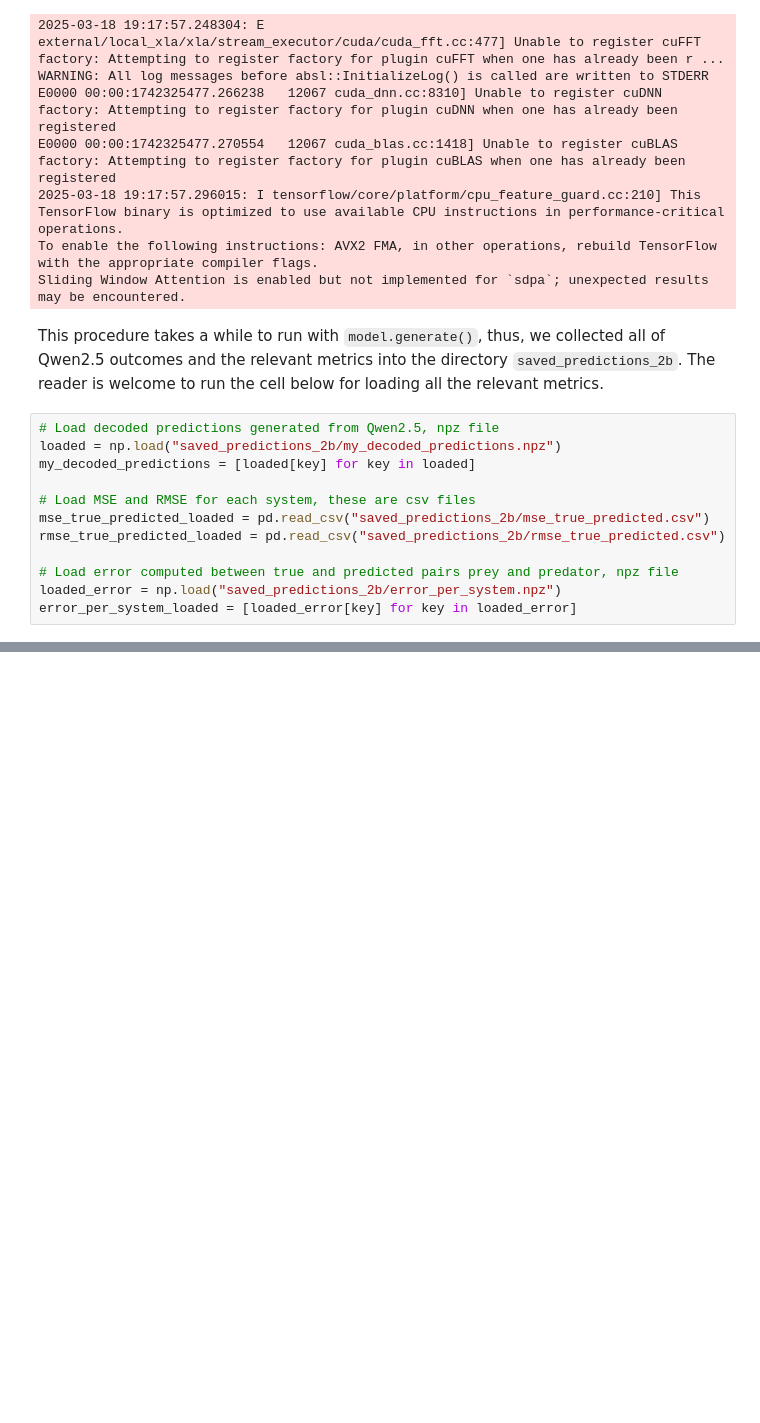
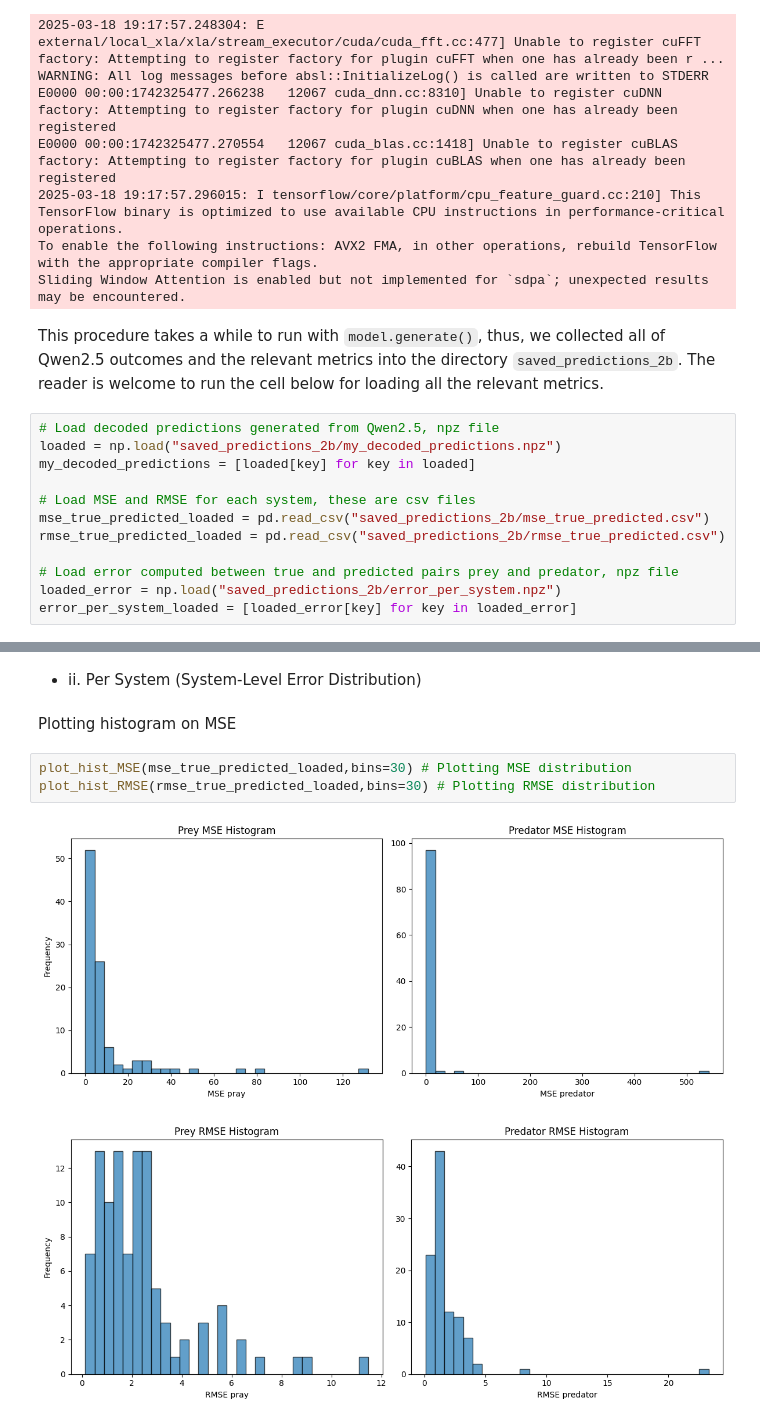
Before and after one commit to MatteoMancini01/M2_Cw, a Jupyter notebook: Baseline_2.ipynb, the cells around one changed output, grey strips where cells are left out. Cells and saved outputs as stored; diff of their text form; blank space fills up the shorter version.

```diff
--- a/Baseline_2.ipynb
+++ b/Baseline_2.ipynb
@@ -60,0 +608,10 @@ error_per_system_loaded = [loaded_error[key] for key in loaded_error]
+# %% [markdown]
+- ii. Per System (System-Level Error Distribution)
+# %% [markdown]
+Plotting histogram on MSE
+# %%
+plot_hist_MSE(mse_true_predicted_loaded,bins=30) # Plotting MSE distribution
+plot_hist_RMSE(rmse_true_predicted_loaded,bins=30) # Plotting RMSE distribution
+# %% [output]
+[figure, added]
+[figure, added]
```
Also changed, not shown: parts of 82 cells of this notebook.
